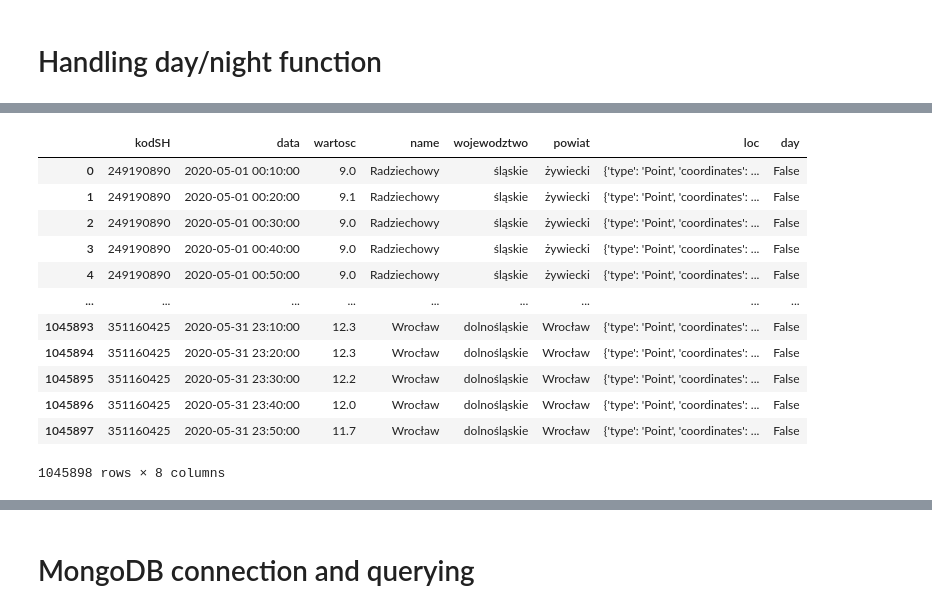
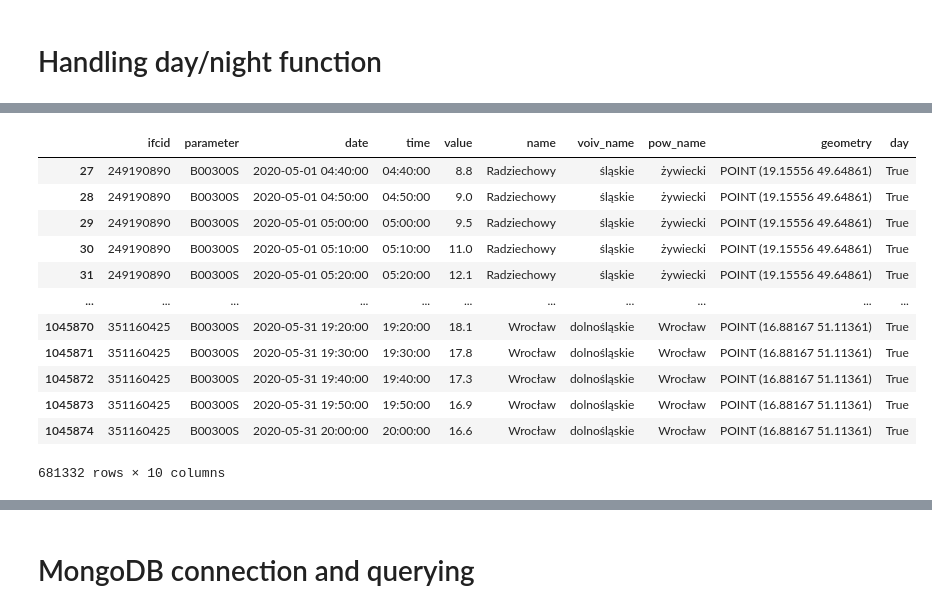
Before and after one commit to jakubGryzio/PAG_II, a Jupyter notebook: projekt1/projekt1.ipynb, the cells around one changed output, grey strips where cells are left out. Saved outputs shown, nothing was run; the diff lists cells and outputs as text; code cells hidden in the pictures.

```diff
--- a/projekt1/projekt1.ipynb
+++ b/projekt1/projekt1.ipynb
@@ -199,13 +217,22 @@ def get_sun(date, lat, lon):
     return sun(meteo.observer, date=date)
 
 def map_get_sun(df):
-    return pd.Series(map(get_sun, df['data'], df['lat'], df['lon']))
+    return pd.Series(map(get_sun, df['date'], df['lat'], df['lon']))
+
+def get_sunrise(s):
+    return s["sunrise"]
+
+def get_sunset(s):
+    return s["sunset"]
+
+def map_sun_prop(func, df):
+    return pd.Series(map(func, df['Sun']))
 
 def day_or_night(s, date):
     return s["sunrise"].replace(tzinfo=None) < date.replace(tzinfo=None) < s["sunset"].replace(tzinfo=None)
 
 def map_day_or_night(df):
-    return pd.Series(map(day_or_night, df['Sun'], df['data']))
+    return pd.Series(map(day_or_night, df['Sun'], df['date']))
 # %%
 import time
 import datetime
@@ -214,7 +241,7 @@ from astral import LocationInfo
 
 start = time.time()
 
-mask = data_station.data.dt.date.diff() != datetime.timedelta()
+mask = data_station.date.dt.date.diff() != datetime.timedelta()
 temp = data_station[mask].copy()
 
 temp['Sun'] = None
@@ -226,8 +253,11 @@ temp.set_index('index', inplace=True)
 
 data_station['Sun'] = temp['Sun']
 data_station['Sun'].fillna(method="ffill", inplace=True)
+
+# data_station['sunrise'] = map_sun_prop(get_sunrise, data_station)
+# data_station['sunset'] = map_sun_prop(get_sunset, data_station)
 data_station['day'] = map_day_or_night(data_station)
-
 stop = time.time()
 print(stop - start)
+data_station
 # %% [output]
@@ -235,24 +278,24 @@ print(stop - start)
 # %%
-data_station = data_station[['kodSH', 'data', 'wartosc', 'name', 'wojewodztwo', 'powiat', 'geometry', 'day']]
+data_station = data_station[['ifcid', 'parameter', 'date', 'time','value', 'name', 'voiv_name', 'pow_name', 'geometry', 'day']]
 # %%
 # Converting coordinates to shapely object
+data_station['geometry'] = data_station['geometry'].apply(lambda x: shapely.geometry.Point(x['coordinates']))
 data_stationgpd = gpd.GeoDataFrame(data_station, geometry='geometry')
-data_stationgpd['loc'] = data_stationgpd['geometry'].apply(lambda x: shapely.geometry.mapping(x))
-data_stationgpd = data_stationgpd[['kodSH', 'data', 'wartosc', 'name', 'wojewodztwo', 'powiat', 'loc', 'day']]
+data_stationgpd = data_stationgpd[['ifcid', 'parameter', 'date', 'time','value', 'name', 'voiv_name', 'pow_name', 'geometry', 'day']]
 # %%
-data_stationgpd
+data_stationgpd[data_stationgpd.day == True]
 # %% [output]
-|  | kodSH | data | wartosc | name | wojewodztwo | powiat | loc | day |
-| 0 | 249190890 | 2020-05-01 00:10:00 | 9.0 | Radziechowy | śląskie | żywiecki | {'type': 'Point', 'coordinates': ... | False |
-| 1 | 249190890 | 2020-05-01 00:20:00 | 9.1 | Radziechowy | śląskie | żywiecki | {'type': 'Point', 'coordinates': ... | False |
-| 2 | 249190890 | 2020-05-01 00:30:00 | 9.0 | Radziechowy | śląskie | żywiecki | {'type': 'Point', 'coordinates': ... | False |
-| 3 | 249190890 | 2020-05-01 00:40:00 | 9.0 | Radziechowy | śląskie | żywiecki | {'type': 'Point', 'coordinates': ... | False |
-| 4 | 249190890 | 2020-05-01 00:50:00 | 9.0 | Radziechowy | śląskie | żywiecki | {'type': 'Point', 'coordinates': ... | False |
-| ... | ... | ... | ... | ... | ... | ... | ... | ... |
-| 1045893 | 351160425 | 2020-05-31 23:10:00 | 12.3 | Wrocław | dolnośląskie | Wrocław | {'type': 'Point', 'coordinates': ... | False |
-| 1045894 | 351160425 | 2020-05-31 23:20:00 | 12.3 | Wrocław | dolnośląskie | Wrocław | {'type': 'Point', 'coordinates': ... | False |
-| 1045895 | 351160425 | 2020-05-31 23:30:00 | 12.2 | Wrocław | dolnośląskie | Wrocław | {'type': 'Point', 'coordinates': ... | False |
-| 1045896 | 351160425 | 2020-05-31 23:40:00 | 12.0 | Wrocław | dolnośląskie | Wrocław | {'type': 'Point', 'coordinates': ... | False |
-| 1045897 | 351160425 | 2020-05-31 23:50:00 | 11.7 | Wrocław | dolnośląskie | Wrocław | {'type': 'Point', 'coordinates': ... | False |
+|  | ifcid | parameter | date | time | value | name | voiv_name | pow_name | geometry | day |
+| 27 | 249190890 | B00300S | 2020-05-01 04:40:00 | 04:40:00 | 8.8 | Radziechowy | śląskie | żywiecki | POINT (19.15556 49.64861) | True |
+| 28 | 249190890 | B00300S | 2020-05-01 04:50:00 | 04:50:00 | 9.0 | Radziechowy | śląskie | żywiecki | POINT (19.15556 49.64861) | True |
+| 29 | 249190890 | B00300S | 2020-05-01 05:00:00 | 05:00:00 | 9.5 | Radziechowy | śląskie | żywiecki | POINT (19.15556 49.64861) | True |
+| 30 | 249190890 | B00300S | 2020-05-01 05:10:00 | 05:10:00 | 11.0 | Radziechowy | śląskie | żywiecki | POINT (19.15556 49.64861) | True |
+| 31 | 249190890 | B00300S | 2020-05-01 05:20:00 | 05:20:00 | 12.1 | Radziechowy | śląskie | żywiecki | POINT (19.15556 49.64861) | True |
+| ... | ... | ... | ... | ... | ... | ... | ... | ... | ... | ... |
+| 1045870 | 351160425 | B00300S | 2020-05-31 19:20:00 | 19:20:00 | 18.1 | Wrocław | dolnośląskie | Wrocław | POINT (16.88167 51.11361) | True |
+| 1045871 | 351160425 | B00300S | 2020-05-31 19:30:00 | 19:30:00 | 17.8 | Wrocław | dolnośląskie | Wrocław | POINT (16.88167 51.11361) | True |
+| 1045872 | 351160425 | B00300S | 2020-05-31 19:40:00 | 19:40:00 | 17.3 | Wrocław | dolnośląskie | Wrocław | POINT (16.88167 51.11361) | True |
+| 1045873 | 351160425 | B00300S | 2020-05-31 19:50:00 | 19:50:00 | 16.9 | Wrocław | dolnośląskie | Wrocław | POINT (16.88167 51.11361) | True |
+| 1045874 | 351160425 | B00300S | 2020-05-31 20:00:00 | 20:00:00 | 16.6 | Wrocław | dolnośląskie | Wrocław | POINT (16.88167 51.11361) | True |
-1045898 rows × 8 columns
+681332 rows × 10 columns
 # %%
```
Also changed, not shown: parts of 23 cells of this notebook.
